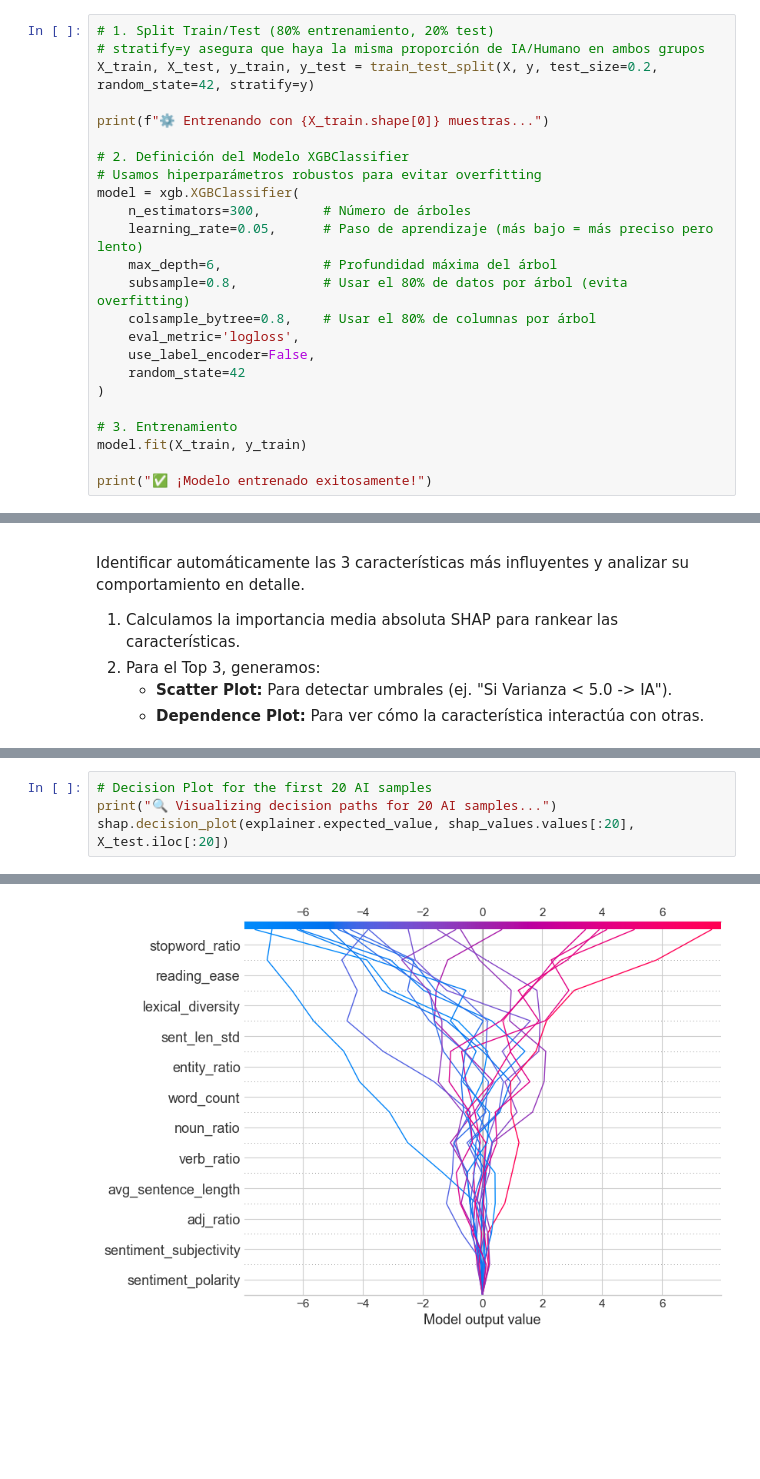
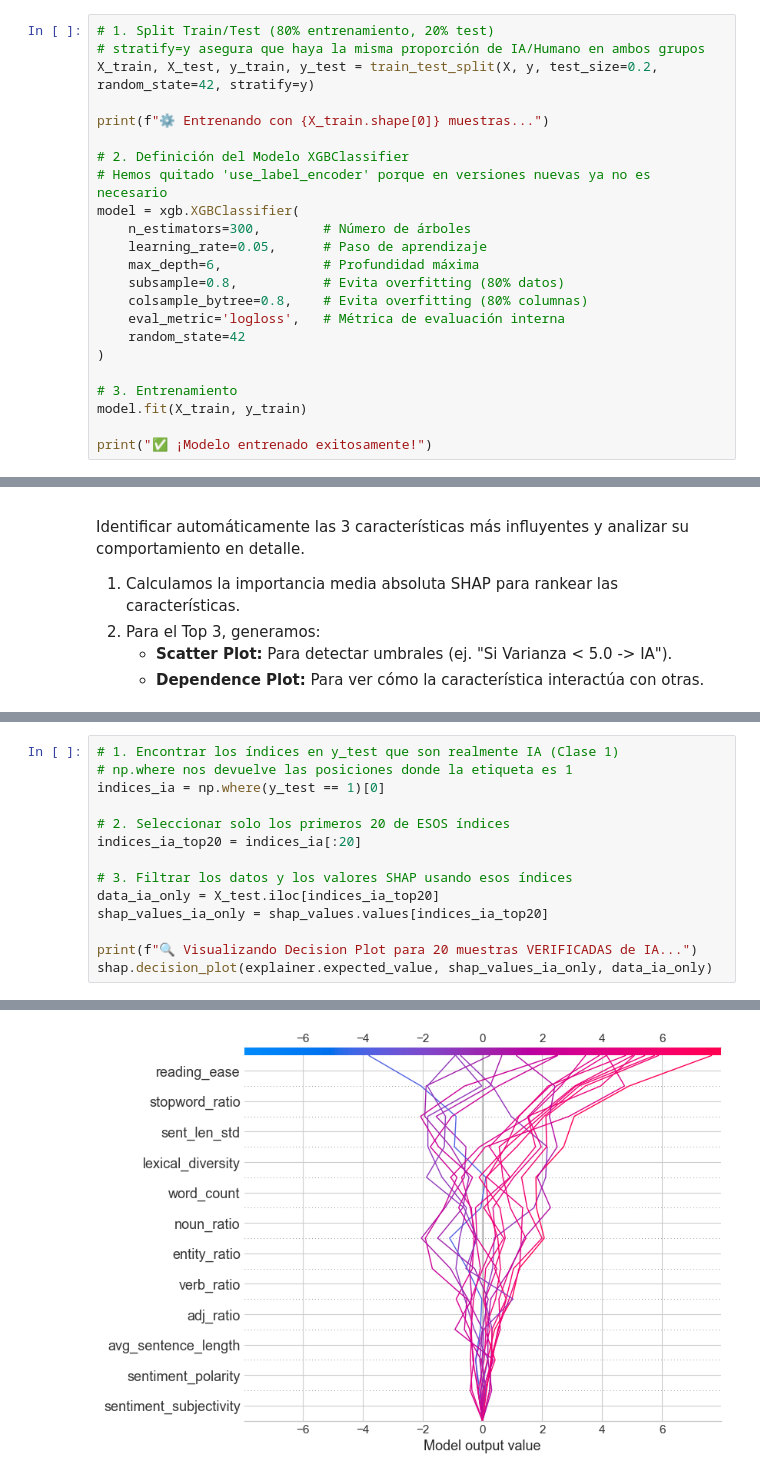
Before and after one commit to laxhoni/Visual-Analytics, a Jupyter notebook: notebooks/4_model_training.ipynb, the cells around one changed output, grey strips where cells are left out. Cells and saved outputs as stored; diff of their text form; blank space fills up the shorter version.

```diff
--- a/notebooks/4_model_training.ipynb
+++ b/notebooks/4_model_training.ipynb
@@ -86,15 +86,14 @@ X_train, X_test, y_train, y_test = train_test_split(X, y, test_size=0.2, random_
 print(f"⚙️ Entrenando con {X_train.shape[0]} muestras...")
 
 # 2. Definición del Modelo XGBClassifier
-# Usamos hiperparámetros robustos para evitar overfitting
+# Hemos quitado 'use_label_encoder' porque en versiones nuevas ya no es necesario
 model = xgb.XGBClassifier(
     n_estimators=300,        # Número de árboles
-    learning_rate=0.05,      # Paso de aprendizaje (más bajo = más preciso pero lento)
-    max_depth=6,             # Profundidad máxima del árbol
-    subsample=0.8,           # Usar el 80% de datos por árbol (evita overfitting)
-    colsample_bytree=0.8,    # Usar el 80% de columnas por árbol
-    eval_metric='logloss',
-    use_label_encoder=False,
+    learning_rate=0.05,      # Paso de aprendizaje
+    max_depth=6,             # Profundidad máxima
+    subsample=0.8,           # Evita overfitting (80% datos)
+    colsample_bytree=0.8,    # Evita overfitting (80% columnas)
+    eval_metric='logloss',   # Métrica de evaluación interna
     random_state=42
 )
 
@@ -281,5 +277,15 @@ Visualizamos la ruta de decisión acumulada para 20 muestras de IA.
 # %%
-# Decision Plot for the first 20 AI samples
-print("🔍 Visualizing decision paths for 20 AI samples...")
-shap.decision_plot(explainer.expected_value, shap_values.values[:20], X_test.iloc[:20])
+# 1. Encontrar los índices en y_test que son realmente IA (Clase 1)
+# np.where nos devuelve las posiciones donde la etiqueta es 1
+indices_ia = np.where(y_test == 1)[0]
+
+# 2. Seleccionar solo los primeros 20 de ESOS índices
+indices_ia_top20 = indices_ia[:20]
+
+# 3. Filtrar los datos y los valores SHAP usando esos índices
+data_ia_only = X_test.iloc[indices_ia_top20]
+shap_values_ia_only = shap_values.values[indices_ia_top20]
+
+print(f"🔍 Visualizando Decision Plot para 20 muestras VERIFICADAS de IA...")
+shap.decision_plot(explainer.expected_value, shap_values_ia_only, data_ia_only)
 # %% [output]
@@ -287 +293 @@ shap.decision_plot(explainer.expected_value, shap_values.values[:20], X_test.ilo
-[figure, old version]
+[figure, new version]
```
Also changed, not shown: parts of 6 cells of this notebook.
